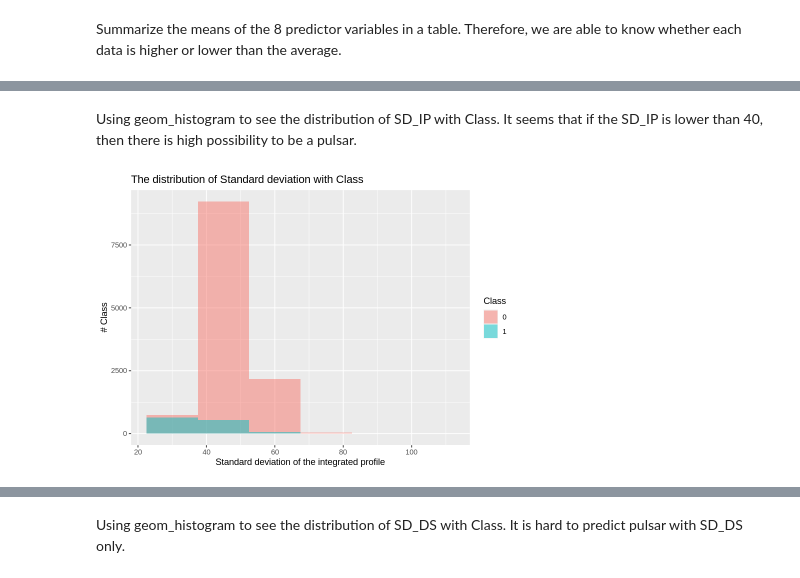
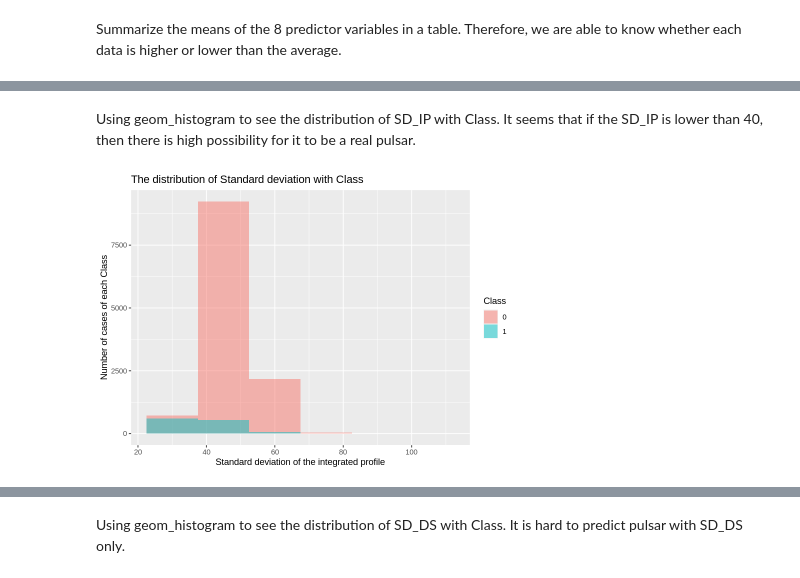
Before and after one commit to JeanetteOfficial/DSCI100_GroupProject_006_1, a Jupyter notebook: projectproposal.ipynb, the cells around one changed output, grey strips where cells are left out. Saved outputs shown, nothing was run; the diff lists cells and outputs as text; code cells hidden in the pictures.

```diff
--- a/projectproposal.ipynb
+++ b/projectproposal.ipynb
@@ -56,7 +56,7 @@ Load the data and add column names manually to clean and wrangle data into tidy
 #  colname(pulsar_raw_data) <-c("Mean_IP","SD_IP","ExcessKurtosis_IP","Skewness_IP",
 #                              "Mean_DS","SD_DS","ExcessKurtosis_DS","Skewness_DS","Class")%>%
 
-pulsar_raw_data <- read_table2("https://raw.githubusercontent.com/JeanetteOfficial/DSCI100_GroupProject_006_1/main/data/HTRU_2.csv",
+pulsar_raw_data <- read_table2("https://raw.githubusercontent.com/JeanetteOfficial/DSCI100_GroupProject_006_1/main/data/HTRU_2.txt",
                           col_names = FALSE)
 pulsar_raw_data <- rename(pulsar_raw_data, "Mean_IP" = X1,
                          "SD_IP" = X2,
@@ -228,15 +243,15 @@ ggtitle("The distribution of Mean_IP with Class")
 # %% [markdown]
-Using geom_histogram to see the distribution of SD_IP with Class. It seems that if the SD_IP is lower than 40, then there is high possibility to be a pulsar.
+Using geom_histogram to see the distribution of SD_IP with Class. It seems that if the SD_IP is lower than 40, then there is high possibility for it to be a real pulsar.
 # %%
 #use histogram to see the distribution of SD_IP
 options(repr.plot.width = 7, repr.plot.height = 5)
 pulsar_train %>%
     ggplot(aes(x= SD_IP, fill = Class)) +
     geom_histogram(alpha = 0.5, position = "identity", binwidth=15) +
     labs(x = "Standard deviation of the integrated profile",
-       y = "# Class",
+       y = "Number of cases of each Class",
        fill = "Class")+
 ggtitle("The distribution of Standard deviation with Class")
 # %% [output]
-[figure, old version]
+[figure, new version]
 # %% [markdown]
```
Also changed, not shown: parts of 25 cells of this notebook.
